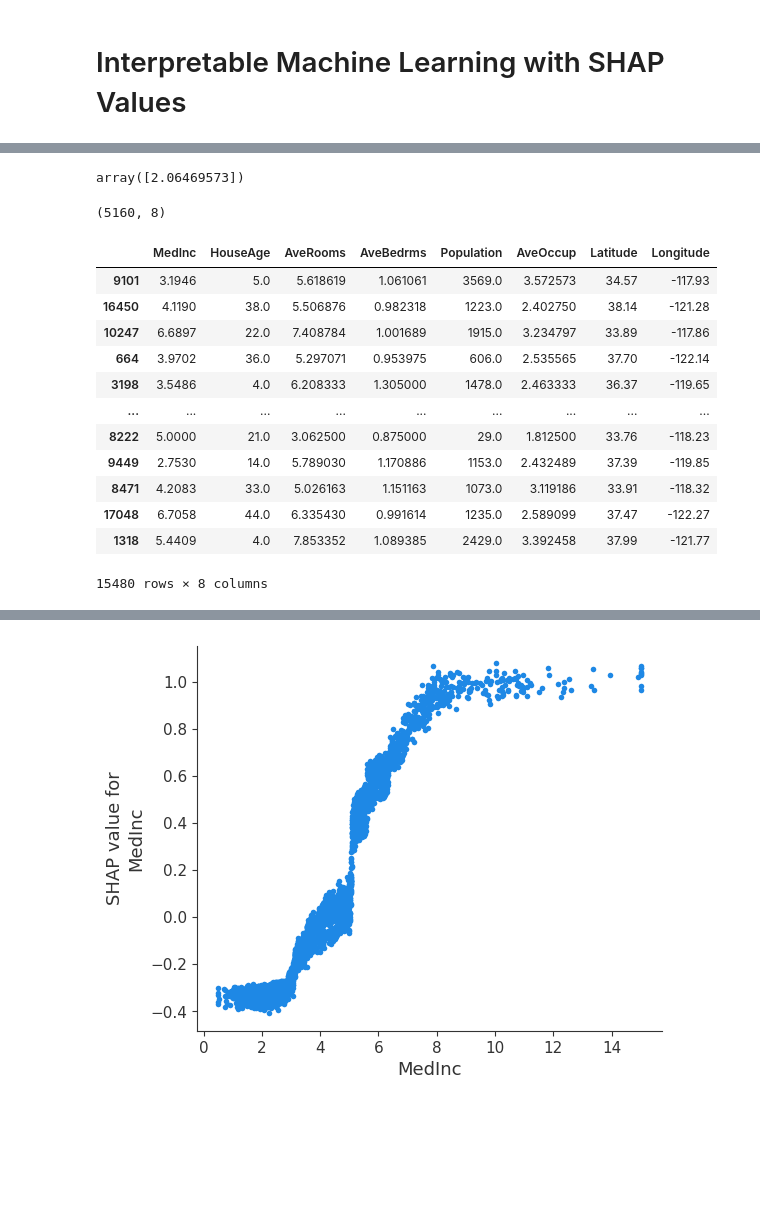
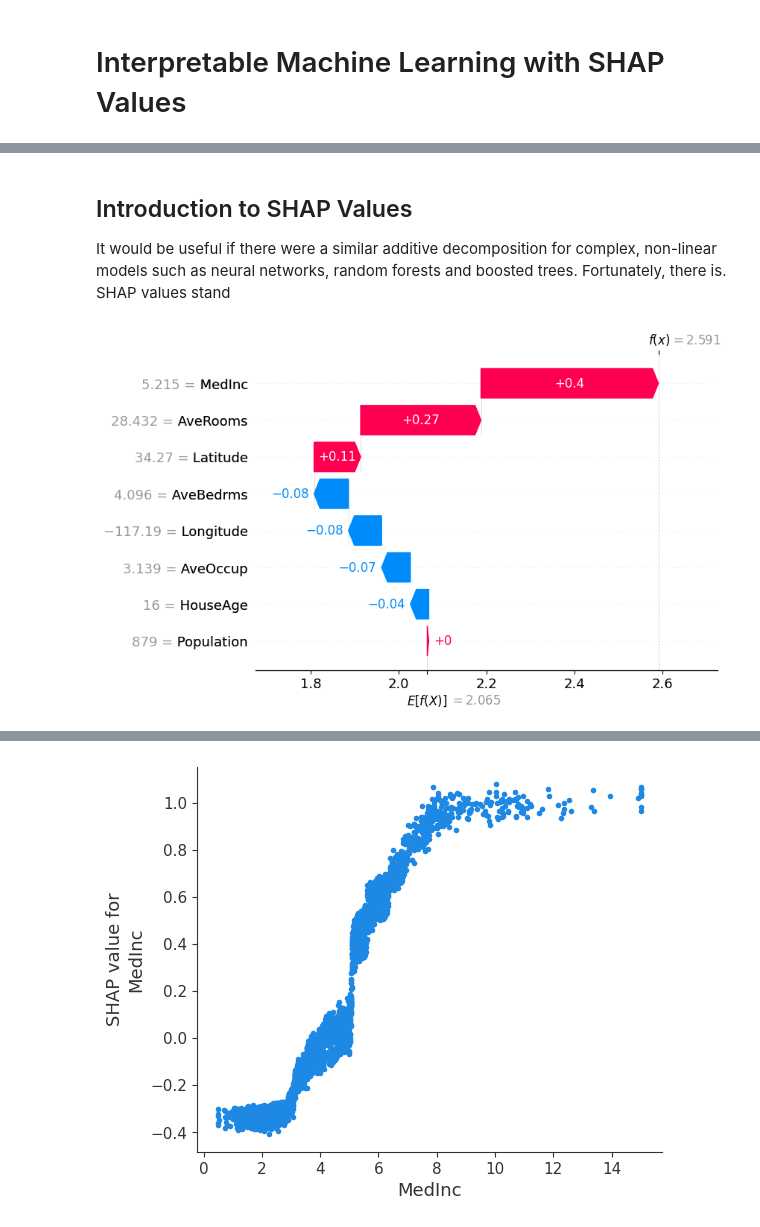
Before and after one commit to csprock/interpretable_ml_with_shap, a Jupyter notebook: demo.ipynb, the cells around one changed output, grey strips where cells are left out. Cells and saved outputs as stored; diff of their text form; code cells hidden in the pictures; blank space fills up the shorter version.

```diff
--- a/demo.ipynb
+++ b/demo.ipynb
@@ -170 +125,5 @@ plt.show()
+# %% [markdown]
+## Introduction to SHAP Values
+
+It would be useful if there were a similar additive decomposition for complex, non-linear models such as neural networks, random forests and boosted trees. Fortunately, there is. SHAP values stand
 # %%
@@ -195,24 +143,4 @@ shap_values = shap_model(X_test)
-# %%
-shap_model.expected_value
-# %% [output]
-array([2.06469573])
-# %%
-X_test.shape
-# %% [output]
-(5160, 8)
-# %%
-X_train
-# %% [output]
-|  | MedInc | HouseAge | AveRooms | AveBedrms | Population | AveOccup | Latitude | Longitude |
-| 9101 | 3.1946 | 5.0 | 5.618619 | 1.061061 | 3569.0 | 3.572573 | 34.57 | -117.93 |
-| 16450 | 4.1190 | 38.0 | 5.506876 | 0.982318 | 1223.0 | 2.402750 | 38.14 | -121.28 |
-| 10247 | 6.6897 | 22.0 | 7.408784 | 1.001689 | 1915.0 | 3.234797 | 33.89 | -117.86 |
-| 664 | 3.9702 | 36.0 | 5.297071 | 0.953975 | 606.0 | 2.535565 | 37.70 | -122.14 |
-| 3198 | 3.5486 | 4.0 | 6.208333 | 1.305000 | 1478.0 | 2.463333 | 36.37 | -119.65 |
-| ... | ... | ... | ... | ... | ... | ... | ... | ... |
-| 8222 | 5.0000 | 21.0 | 3.062500 | 0.875000 | 29.0 | 1.812500 | 33.76 | -118.23 |
-| 9449 | 2.7530 | 14.0 | 5.789030 | 1.170886 | 1153.0 | 2.432489 | 37.39 | -119.85 |
-| 8471 | 4.2083 | 33.0 | 5.026163 | 1.151163 | 1073.0 | 3.119186 | 33.91 | -118.32 |
-| 17048 | 6.7058 | 44.0 | 6.335430 | 0.991614 | 1235.0 | 2.589099 | 37.47 | -122.27 |
-| 1318 | 5.4409 | 4.0 | 7.853352 | 1.089385 | 2429.0 | 3.392458 | 37.99 | -121.77 |
-15480 rows × 8 columns
+# %%
+shap.plots.waterfall(shap_values[10, ...])
+# %% [output]
+[figure, added]
```
Also changed, not shown: parts of 28 cells of this notebook.
